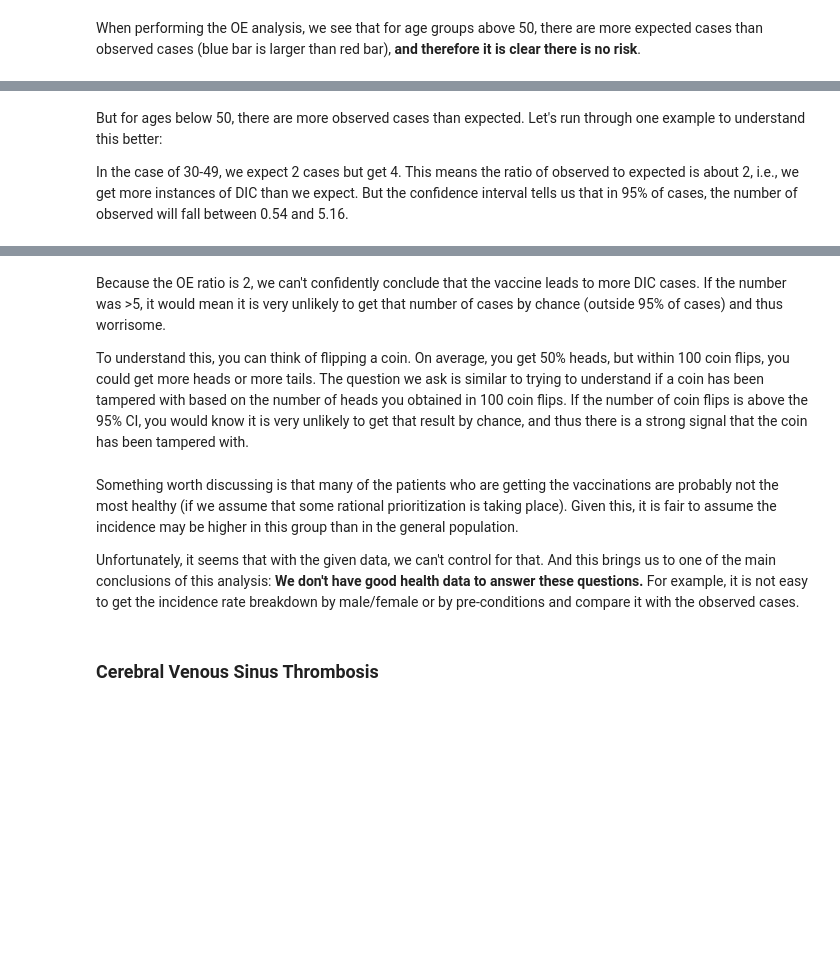
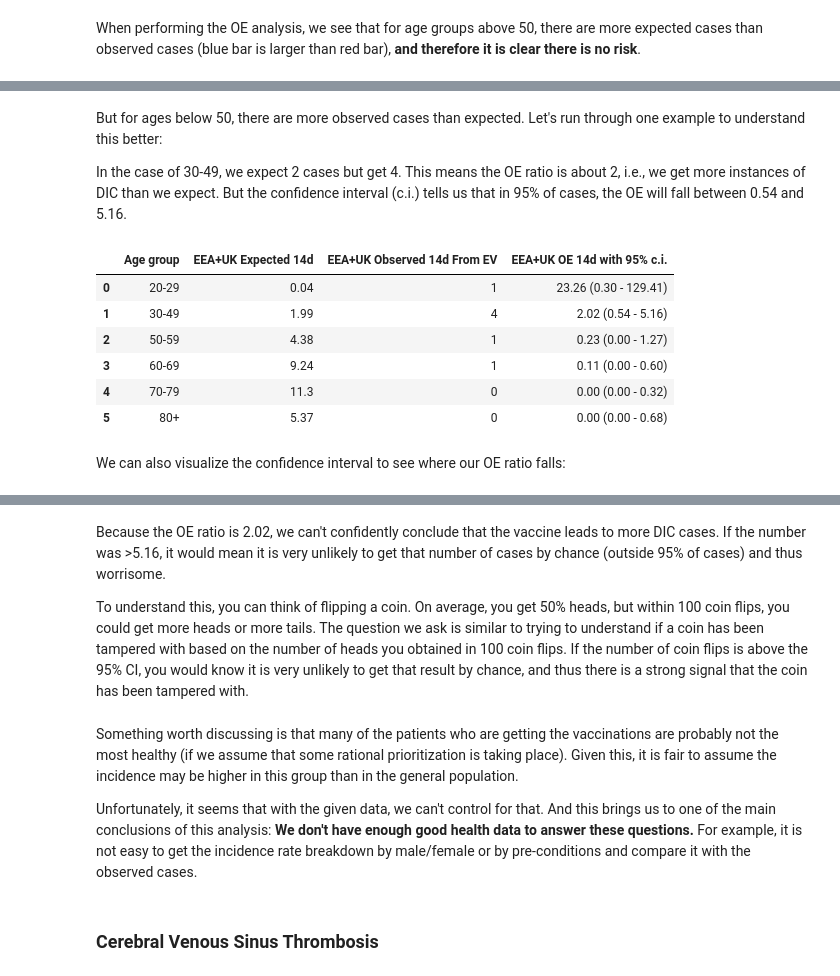
Before and after one commit to molinsp/datablog, a Jupyter notebook: _notebooks/2021-04-01-Astra_Zeneca_Covid.ipynb, the cells around one changed output, grey strips where cells are left out. Cells and saved outputs as stored; diff of their text form; code cells hidden in the pictures; blank space fills up the shorter version.

```diff
--- a/_notebooks/2021-04-01-Astra_Zeneca_Covid.ipynb
+++ b/_notebooks/2021-04-01-Astra_Zeneca_Covid.ipynb
@@ -124,7 +111,30 @@ dic["error_below_oe"] = dic["oe"].subtract(
 # %% [markdown]
 But for ages below 50, there are more observed cases than expected. Let's run through one example to understand this better:
 
-In the case of 30-49, we expect 2 cases but get 4. This means the ratio of observed to expected is about 2, i.e., we get more instances of DIC than we expect. But the confidence interval tells us that in 95% of cases, the number of observed will fall between 0.54 and 5.16.
+In the case of 30-49, we expect 2 cases but get 4. This means the OE ratio is about 2, i.e., we get more instances of DIC than we expect. But the confidence interval (c.i.) tells us that in 95% of cases, the OE will fall between 0.54 and 5.16.
+# %%
+#hide_input
+def custom_style(row):
+    color = 'transparent'
+    if row['Age group'] == '30-49':
+        color = 'lightyellow'
+
+    return ['background-color: %s' % color]*len(row.values)
+
+gsheet_to_df(
+    url="https://docs.google.com/spreadsheets/d/11yJ8GbArmcazWG8UdsSWD2gY2VIVD7l_zaPOdiF2ePY",
+    start_row=2,
+    sheet="DIC")[['Age group','EEA+UK Expected 14d','EEA+UK  Observed 14d From EV','EEA+UK  OE 14d with 95% c.i.']].style.apply(custom_style, axis=1)
+# %% [output]
+|  | Age group | EEA+UK Expected 14d | EEA+UK Observed 14d From EV | EEA+UK OE 14d with 95% c.i. |
+| 0 | 20-29 | 0.04 | 1 | 23.26 (0.30 - 129.41) |
+| 1 | 30-49 | 1.99 | 4 | 2.02 (0.54 - 5.16) |
+| 2 | 50-59 | 4.38 | 1 | 0.23 (0.00 - 1.27) |
+| 3 | 60-69 | 9.24 | 1 | 0.11 (0.00 - 0.60) |
+| 4 | 70-79 | 11.3 | 0 | 0.00 (0.00 - 0.32) |
+| 5 | 80+ | 5.37 | 0 | 0.00 (0.00 - 0.68) |
+# %% [markdown]
+We can also visualize the confidence interval to see where our OE ratio falls:
 # %%
 #hide_input
 HTML(px.scatter(dic,
@@ -138,14 +148,14 @@ HTML(px.scatter(dic,
 # %% [output]
 [interactive output not drawn]
 # %% [markdown]
-Because the OE ratio is 2, we can't confidently conclude that the vaccine leads to more DIC cases. If the number was >5, it would mean it is very unlikely to get that number of cases by chance (outside 95% of cases) and thus worrisome.
+Because the OE ratio is 2.02, we can't confidently conclude that the vaccine leads to more DIC cases. If the number was >5.16, it would mean it is very unlikely to get that number of cases by chance (outside 95% of cases) and thus worrisome.
 
 To understand this, you can think of flipping a coin. On average, you get 50% heads, but within 100 coin flips, you could get more heads or more tails. The question we ask is similar to trying to understand if a coin has been tampered with based on the number of heads you obtained in 100 coin flips. If the number of coin flips is above the 95% CI, you would know it is very unlikely to get that result by chance, and thus there is a strong signal that the coin has been tampered with.
 # %% [markdown]
 Something worth discussing is that many of the patients who are getting the vaccinations are probably not the most healthy (if we assume that some rational prioritization is taking place). Given this, it is fair to assume the incidence may be higher in this group than in the general population.
 
 Unfortunately, it seems that with the given data, we can't control for that.
-And this brings us to one of the main conclusions of this analysis: **We don't have good health data to answer these questions.** For example, it is not easy to get the incidence rate breakdown by male/female or by pre-conditions and compare it with the observed cases.
+And this brings us to one of the main conclusions of this analysis: **We don't have enough good health data to answer these questions.** For example, it is not easy to get the incidence rate breakdown by male/female or by pre-conditions and compare it with the observed cases.
 # %% [markdown]
 ### Cerebral Venous Sinus Thrombosis
 # %% [markdown]
```
Also changed, not shown: parts of 19 cells of this notebook.
